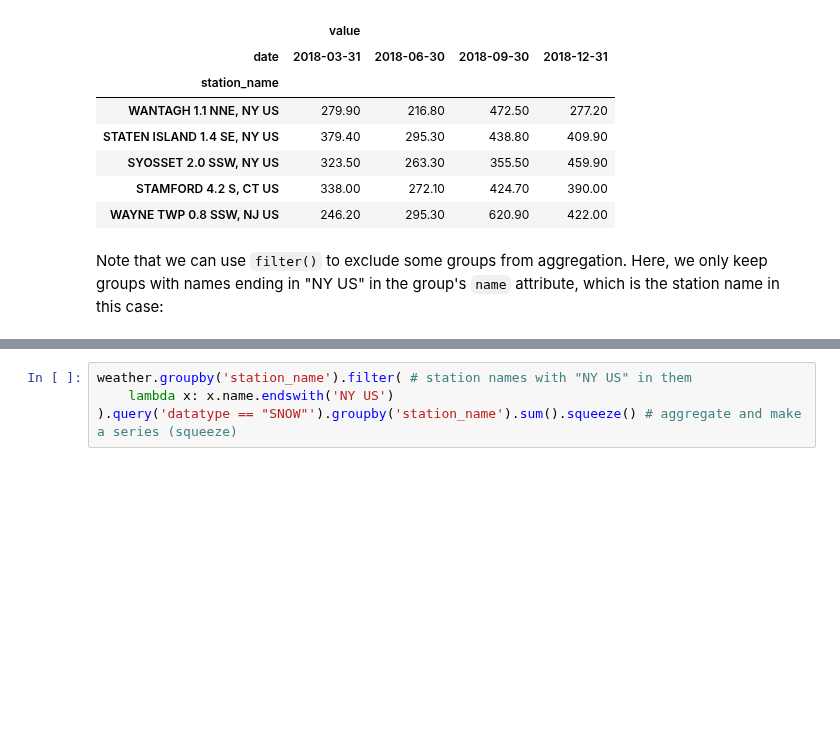
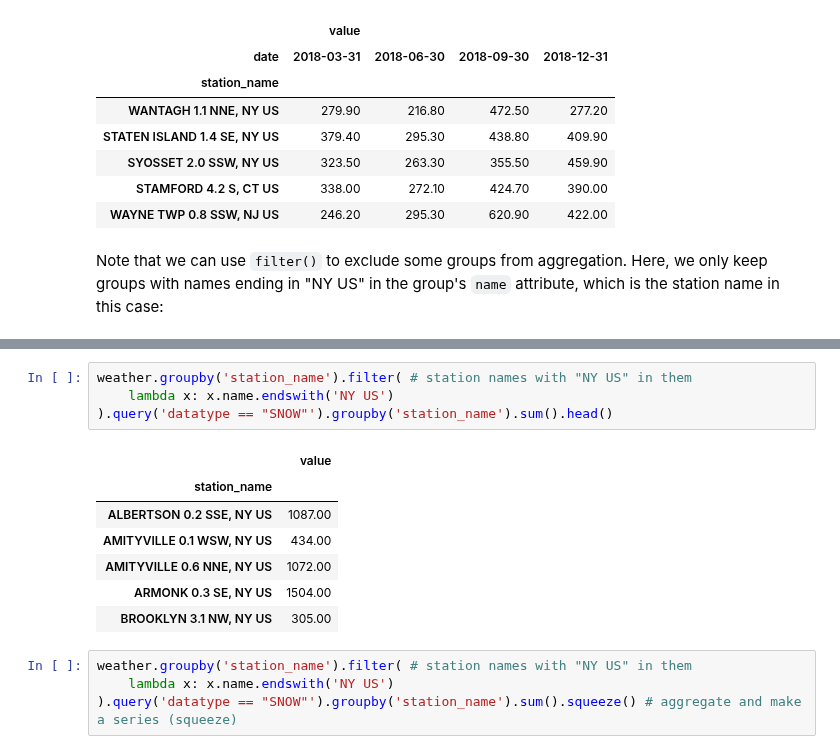
Before and after one commit to tgwon/ai4ml, a Jupyter notebook: week5/ch4-3-aggregations.ipynb, the cells around one changed output, grey strips where cells are left out. Cells and saved outputs as stored; diff of their text form; blank space fills up the shorter version.

```diff
--- a/week5/ch4-3-aggregations.ipynb
+++ b/week5/ch4-3-aggregations.ipynb
@@ -335,3 +381,15 @@ Note that we can use `filter()` to exclude some groups from aggregation. Here, w
+# %%
+weather.groupby('station_name').filter( # station names with "NY US" in them
+    lambda x: x.name.endswith('NY US')
+).query('datatype == "SNOW"').groupby('station_name').sum().head()
+# %% [output]
+|  | value |
+| station_name |  |
+| ALBERTSON 0.2 SSE, NY US | 1087.00 |
+| AMITYVILLE 0.1 WSW, NY US | 434.00 |
+| AMITYVILLE 0.6 NNE, NY US | 1072.00 |
+| ARMONK 0.3 SE, NY US | 1504.00 |
+| BROOKLYN 3.1 NW, NY US | 305.00 |
 # %%
 weather.groupby('station_name').filter( # station names with "NY US" in them
     lambda x: x.name.endswith('NY US')
```
Also changed, not shown: parts of 8 cells of this notebook.
